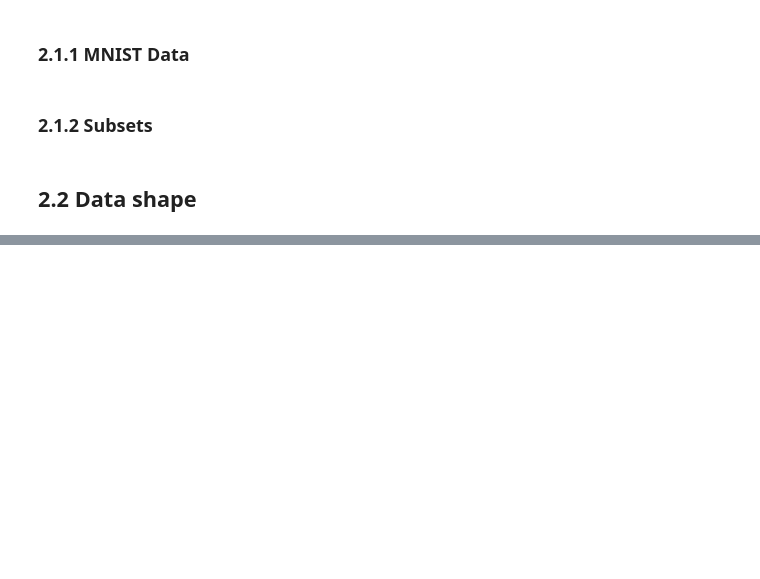
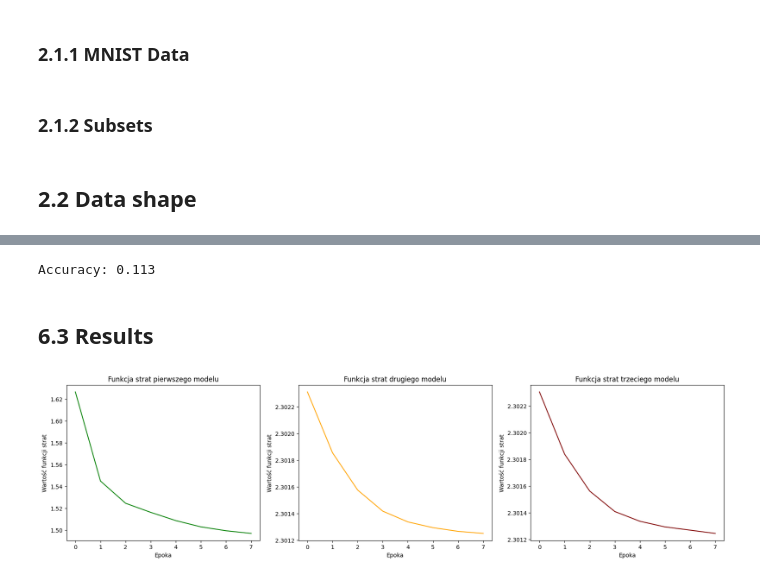
Before and after one commit to Looczky/MNIST_fcnn, a Jupyter notebook: project.ipynb, the cells around one changed output, grey strips where cells are left out. Saved outputs shown, nothing was run; the diff lists cells and outputs as text; code cells hidden in the pictures; blank space fills up the shorter version.

Commit message:
File segments set in order, added desriptions and plots

```diff
--- a/project.ipynb
+++ b/project.ipynb
@@ -332,0 +87,2 @@ Wniosek: sieć jest bardzo czuła na inicjalizację wag
+# %%
+model_1 = Fcnn()
@@ -332,0 +117,6 @@ Wniosek: sieć jest bardzo czuła na inicjalizację wag
+# %%
+epochs = 8
+optimizer = torch.optim.Adam(model_1.parameters())
+criterion = nn.CrossEntropyLoss()
+
+loss_history_1 = train(epochs, model_1, optimizer, criterion, train_dataloader)
@@ -332,0 +167,6 @@ Wniosek: sieć jest bardzo czuła na inicjalizację wag
+# %%
+model_2 = Fcnn()
+optimizer = torch.optim.Adam(model_2.parameters())
+model_2.weights_normal(mean=1000, std=20)
+
+loss_history_2 = train(epochs, model_2, optimizer, criterion, train_dataloader)
@@ -332,0 +197,6 @@ Wniosek: sieć jest bardzo czuła na inicjalizację wag
+# %%
+model_3 = Fcnn()
+optimizer = torch.optim.Adam(model_3.parameters())
+model_3.weights_ones()
+
+loss_history_3 = train(epochs, model_3, optimizer, criterion, train_dataloader)
@@ -332,0 +221,30 @@ Wniosek: sieć jest bardzo czuła na inicjalizację wag
+# %%
+accuracy_3 = test(model_3, test_dataloader)
+# %% [output]
+Accuracy: 0.113
+# %% [markdown]
+## 6.3 Results
+# %%
+plt.subplots(figsize=(21, 5))
+
+plt.subplot(1, 3, 1)
+plt.plot(loss_history_1, color='green')
+plt.xlabel('Epoka')
+plt.ylabel('Wartość funkcji strat')
+plt.title('Funkcja strat pierwszego modelu')
+
+plt.subplot(1, 3, 2)
+plt.plot(loss_history_2, color='orange')
+plt.xlabel('Epoka')
+plt.ylabel('Wartość funkcji strat')
+plt.title('Funkcja strat drugiego modelu')
+
+plt.subplot(1, 3, 3)
+plt.plot(loss_history_3, color='maroon')
+plt.xlabel('Epoka')
+plt.ylabel('Wartość funkcji strat')
+plt.title('Funkcja strat trzeciego modelu')
+
+plt.show()
+# %% [output]
+[figure, added]
```
Also changed, not shown: parts of 53 cells of this notebook, 8 other files.
